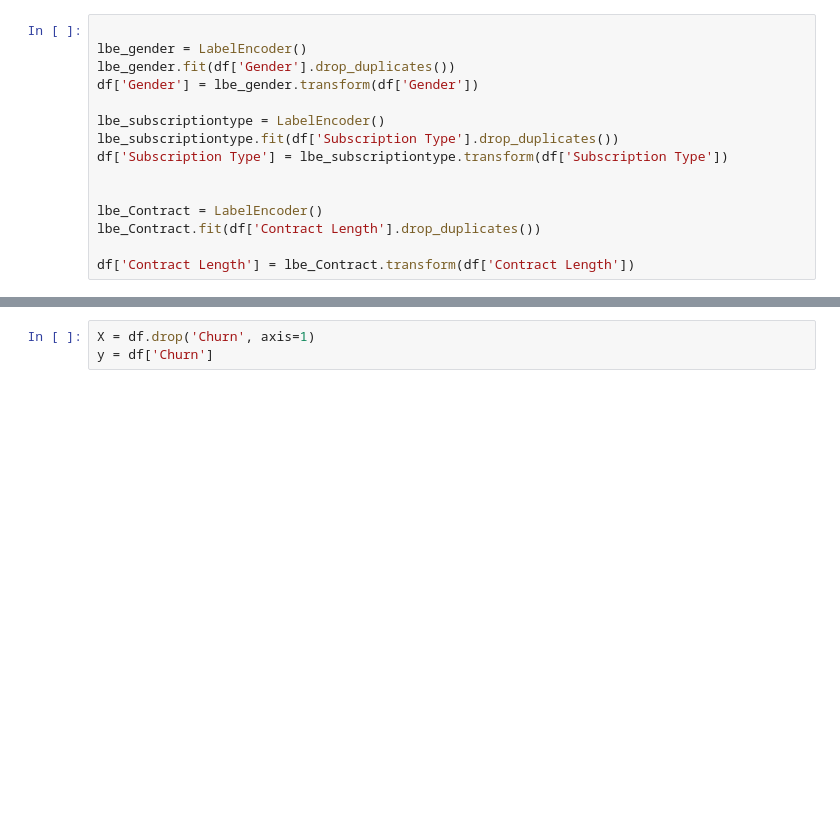
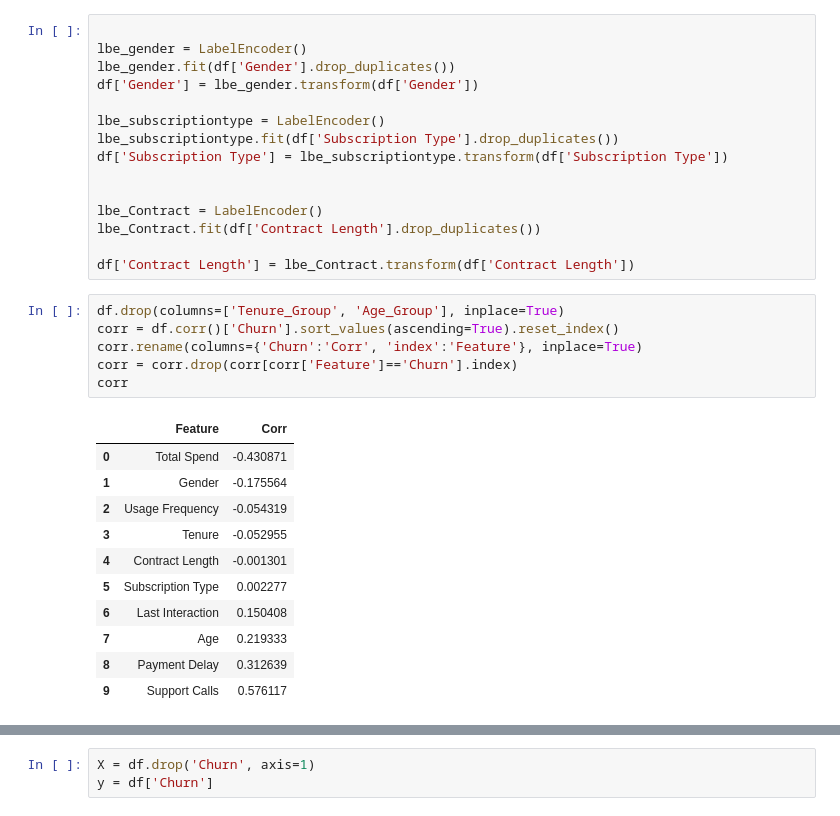
Before and after one commit to aliderakhshan381/Customer-Churn-Prediction, a Jupyter notebook: main.ipynb, the cells around one changed output, grey strips where cells are left out. Saved outputs shown, nothing was run; the diff lists cells and outputs as text; blank space fills up the shorter version.

```diff
--- a/main.ipynb
+++ b/main.ipynb
@@ -215,4 +215,22 @@ lbe_Contract = LabelEncoder()
 lbe_Contract.fit(df['Contract Length'].drop_duplicates())
 
 df['Contract Length'] = lbe_Contract.transform(df['Contract Length'])
+# %%
+df.drop(columns=['Tenure_Group', 'Age_Group'], inplace=True)
+corr = df.corr()['Churn'].sort_values(ascending=True).reset_index()
+corr.rename(columns={'Churn':'Corr', 'index':'Feature'}, inplace=True)
+corr = corr.drop(corr[corr['Feature']=='Churn'].index)
+corr
+# %% [output]
+|  | Feature | Corr |
+| 0 | Total Spend | -0.430871 |
+| 1 | Gender | -0.175564 |
+| 2 | Usage Frequency | -0.054319 |
+| 3 | Tenure | -0.052955 |
+| 4 | Contract Length | -0.001301 |
+| 5 | Subscription Type | 0.002277 |
+| 6 | Last Interaction | 0.150408 |
+| 7 | Age | 0.219333 |
+| 8 | Payment Delay | 0.312639 |
+| 9 | Support Calls | 0.576117 |
 # %%
```
Also changed, not shown: parts of 1 cell of this notebook.
